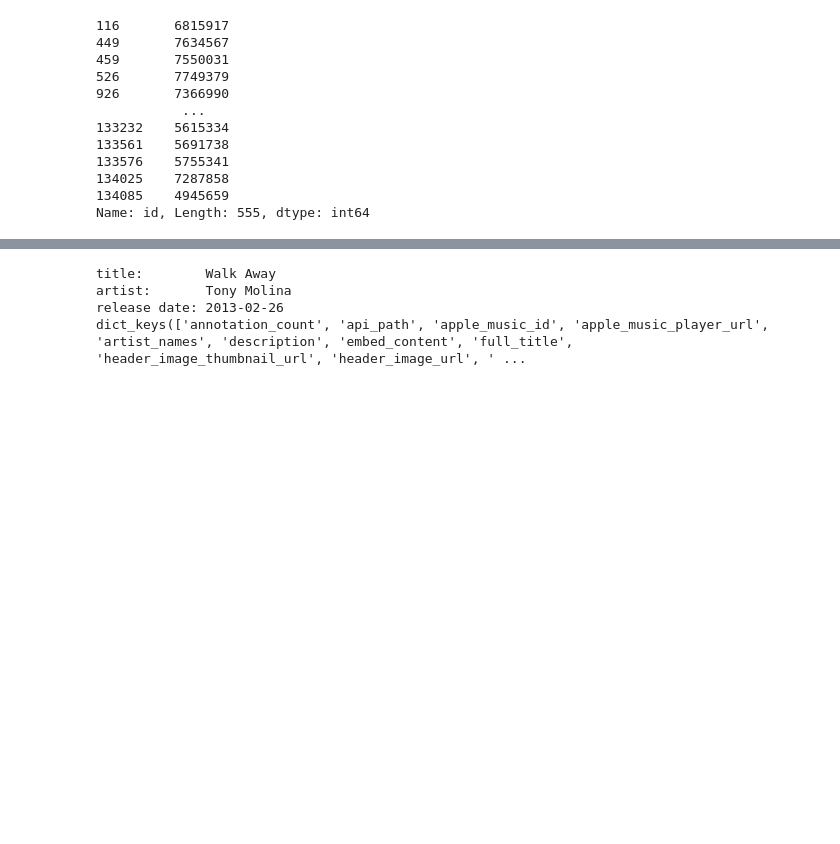
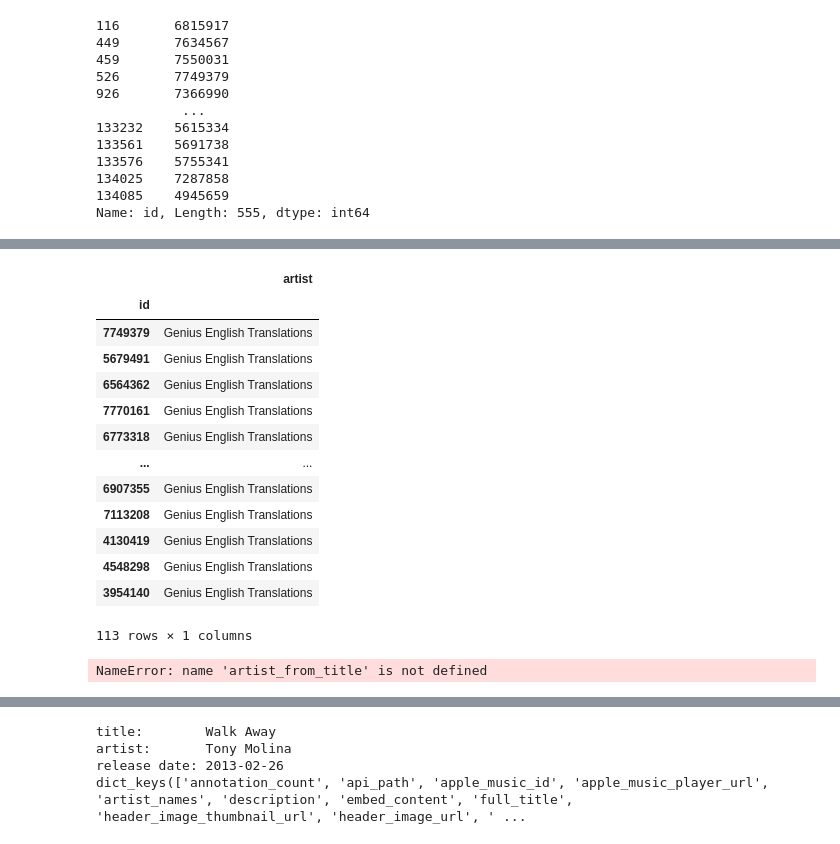
Before and after one commit to jnfpm/Text-Mining-, a Jupyter notebook: EDA.ipynb, the cells around one changed output, grey strips where cells are left out. Saved outputs shown, nothing was run; the diff lists cells and outputs as text; code cells hidden in the pictures; blank space fills up the shorter version.

```diff
--- a/EDA.ipynb
+++ b/EDA.ipynb
@@ -788,0 +802,2 @@ invalid_years
+# %%
+correct_artists = get_info_batch(miss_artists,artist= True)
@@ -788,0 +815,29 @@ invalid_years
+# %%
+miss_artists_2 = correct_artists.loc[correct_artists['artist'] == 'Genius English Translations']
+miss_artists_2
+# %% [output]
+|  | artist |
+| id |  |
+| 7749379 | Genius English Translations |
+| 5679491 | Genius English Translations |
+| 6564362 | Genius English Translations |
+| 7770161 | Genius English Translations |
+| 6773318 | Genius English Translations |
+| ... | ... |
+| 6907355 | Genius English Translations |
+| 7113208 | Genius English Translations |
+| 4130419 | Genius English Translations |
+| 4548298 | Genius English Translations |
+| 3954140 | Genius English Translations |
+113 rows × 1 columns
+# %%
+unresolved_ids = miss_artists_2.index
+
+titles = df_train.set_index('id').loc[unresolved_ids, 'title']
+
+artists_from_title = titles.map(artist_from_title)
+
+found = artists_from_title.dropna()
+found
+# %% [output]
+NameError: name 'artist_from_title' is not defined
```
Also changed, not shown: parts of 9 cells of this notebook, 2 other files.
